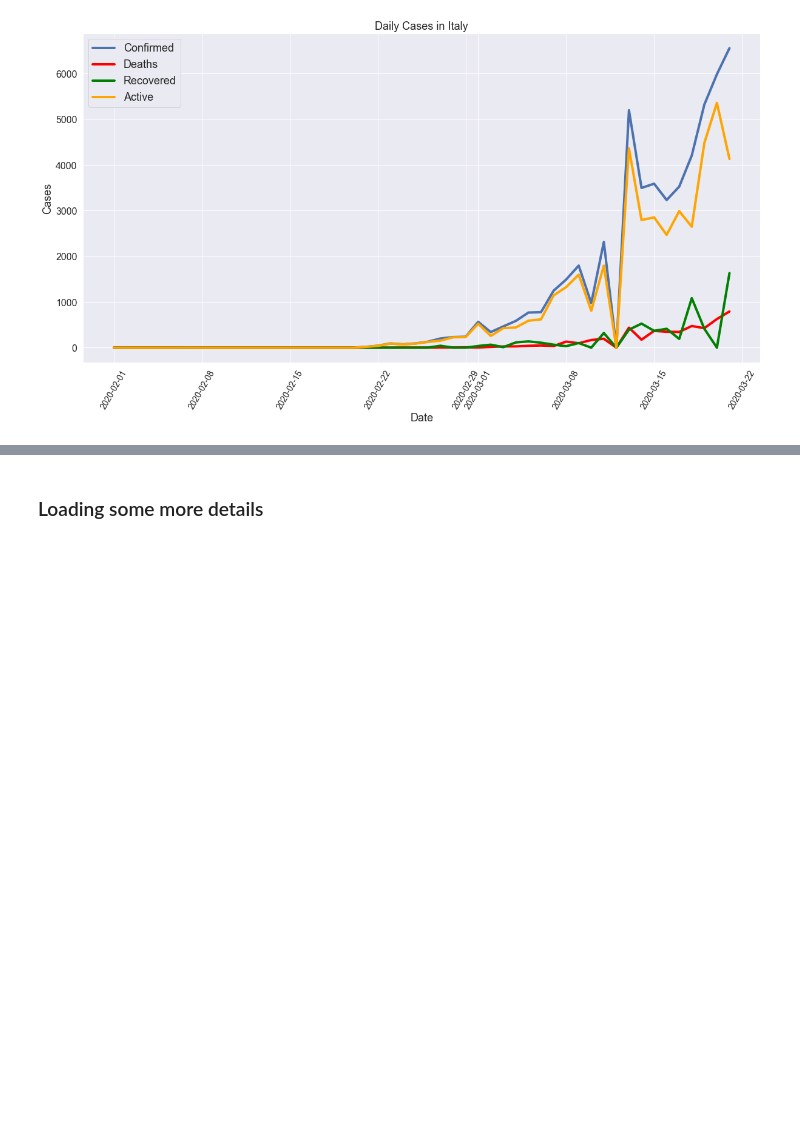
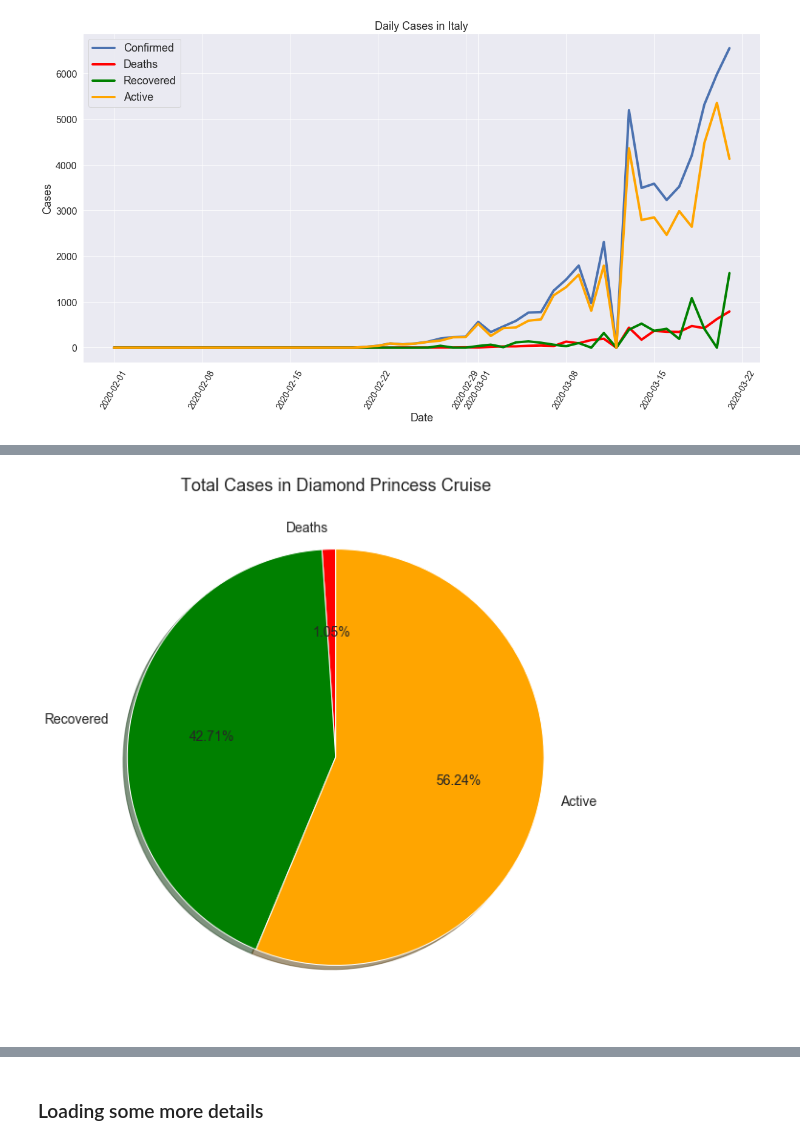
Before and after one commit to gachet/Coronavirus-2019-Analysis, a Jupyter notebook: Coronavirus_Analysis.ipynb, the cells around one changed output, grey strips where cells are left out. Saved outputs shown, nothing was run; the diff lists cells and outputs as text; code cells hidden in the pictures; blank space fills up the shorter version.

Commit message:
WIP: visualization

```diff
--- a/Coronavirus_Analysis.ipynb
+++ b/Coronavirus_Analysis.ipynb
@@ -320,0 +327,2 @@ daily_cases(total_cases_italy, 'Daily Cases in Italy')
+# %%
+diamon_princess = data[data['Province/State'] == 'Diamond Princess cruise ship'].groupby(['Observed']).sum()
@@ -320,0 +352,4 @@ daily_cases(total_cases_italy, 'Daily Cases in Italy')
+# %%
+total_cases_pie(diamon_princess, 'Total Cases in Diamond Princess Cruise')
+# %% [output]
+[figure, added]
```
Also changed, not shown: parts of 14 cells of this notebook.
